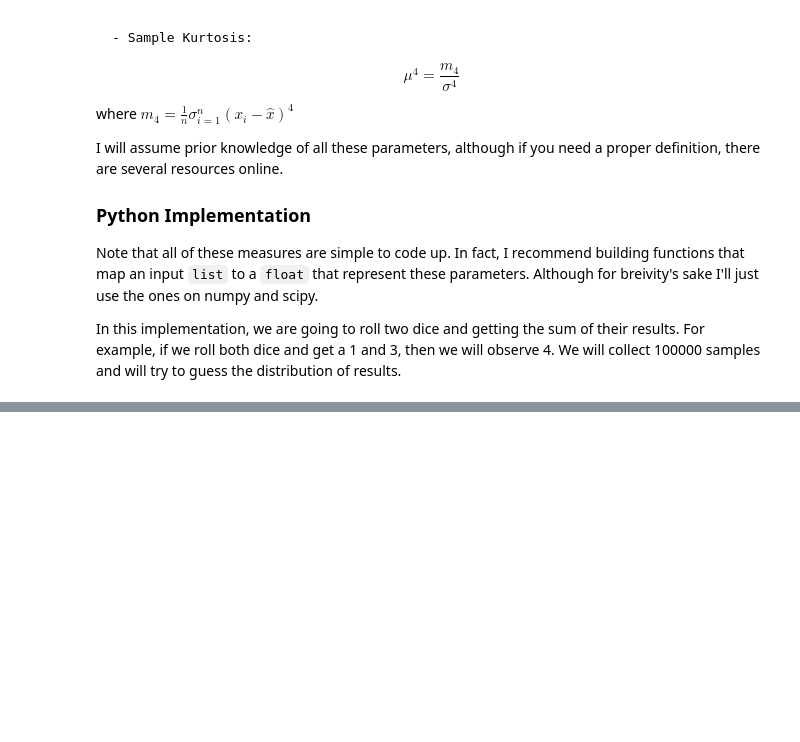
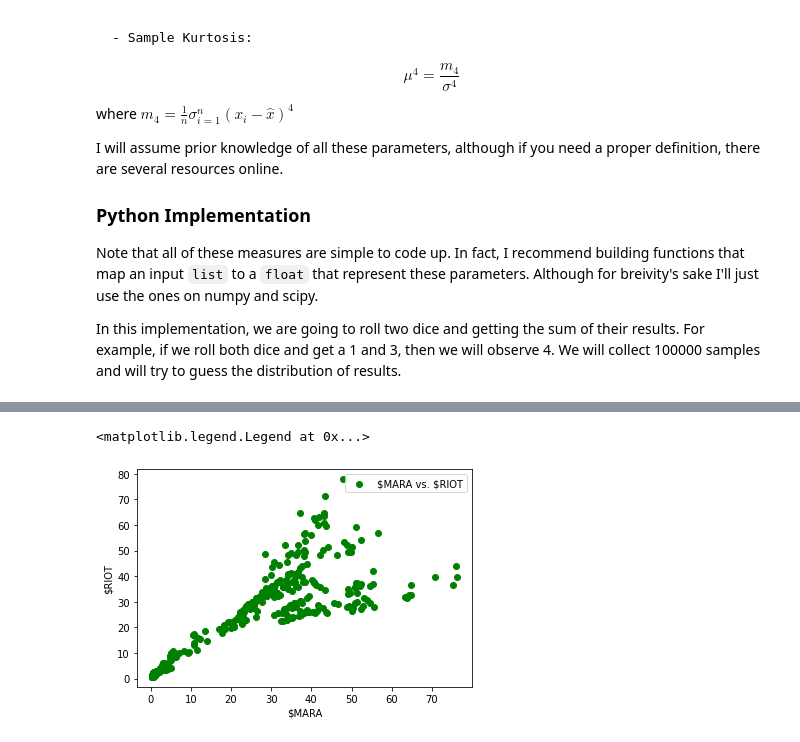
Before and after one commit to theheavygluon/Risk-Management-Course, a Jupyter notebook: Lecture 1 - Introduction to Statistics .ipynb, the cells around one changed output, grey strips where cells are left out. Cells and saved outputs as stored; diff of their text form; code cells hidden in the pictures; blank space fills up the shorter version.

```diff
--- a/Lecture 1 - Introduction to Statistics .ipynb
+++ b/Lecture 1 - Introduction to Statistics .ipynb
@@ -403,0 +448,11 @@ sns.heatmap([gogo])
+# %%
+mara = get_stock_price('MARA','01-01-2020','01-01-2022') #MARA prices
+riot = get_stock_price('RIOT','01-01-2020','01-01-2022') #RIOT prices
+
+plt.scatter(mara,riot, color='green',label='\$MARA vs. \$RIOT')#Scatter plot. Everything after this line is for design
+plt.xlabel('\$MARA')
+plt.ylabel('\$RIOT')
+plt.legend()
+# %% [output]
+<matplotlib.legend.Legend at 0x...>
+[figure, added]
```
Also changed, not shown: parts of 28 cells of this notebook.
